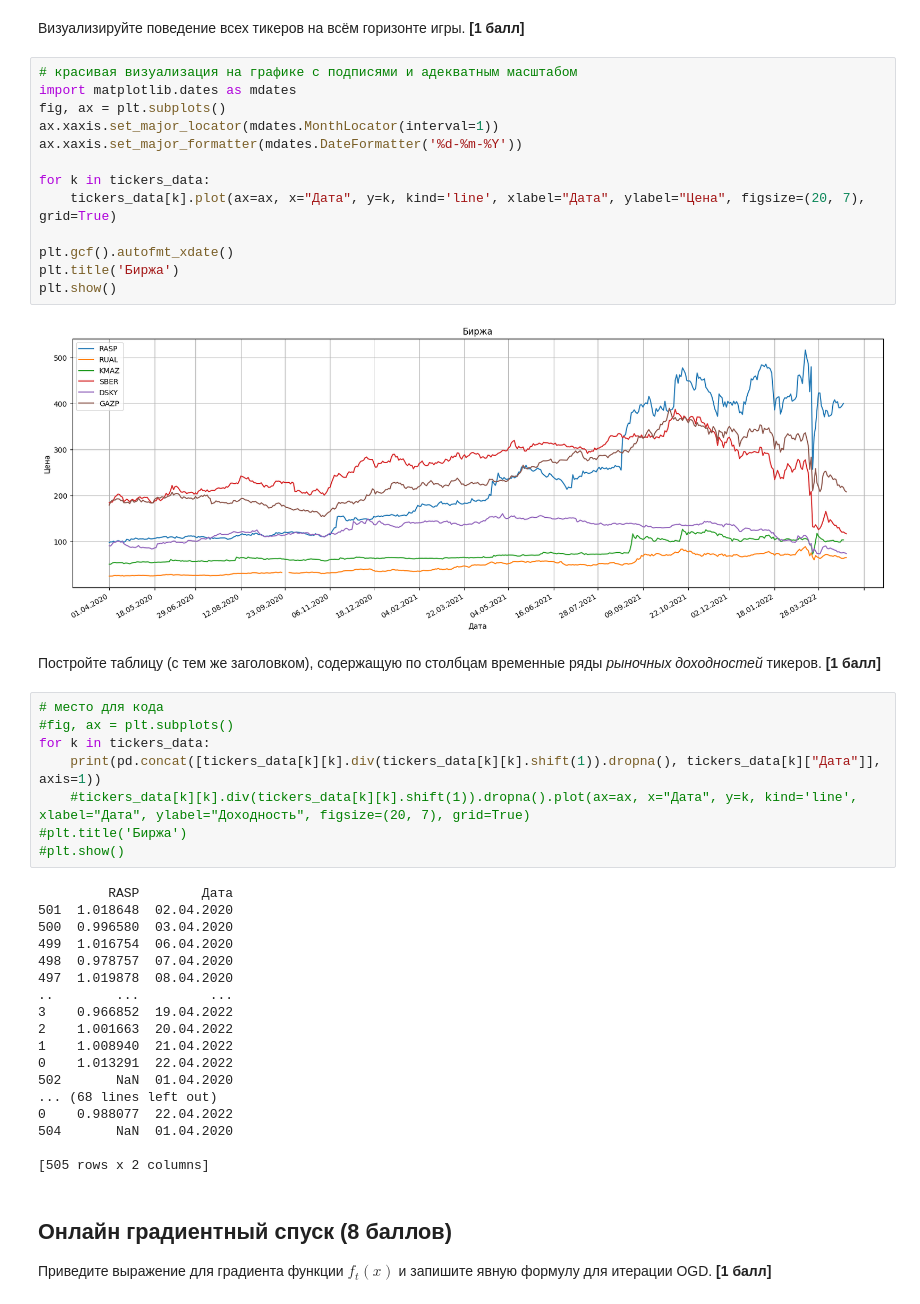
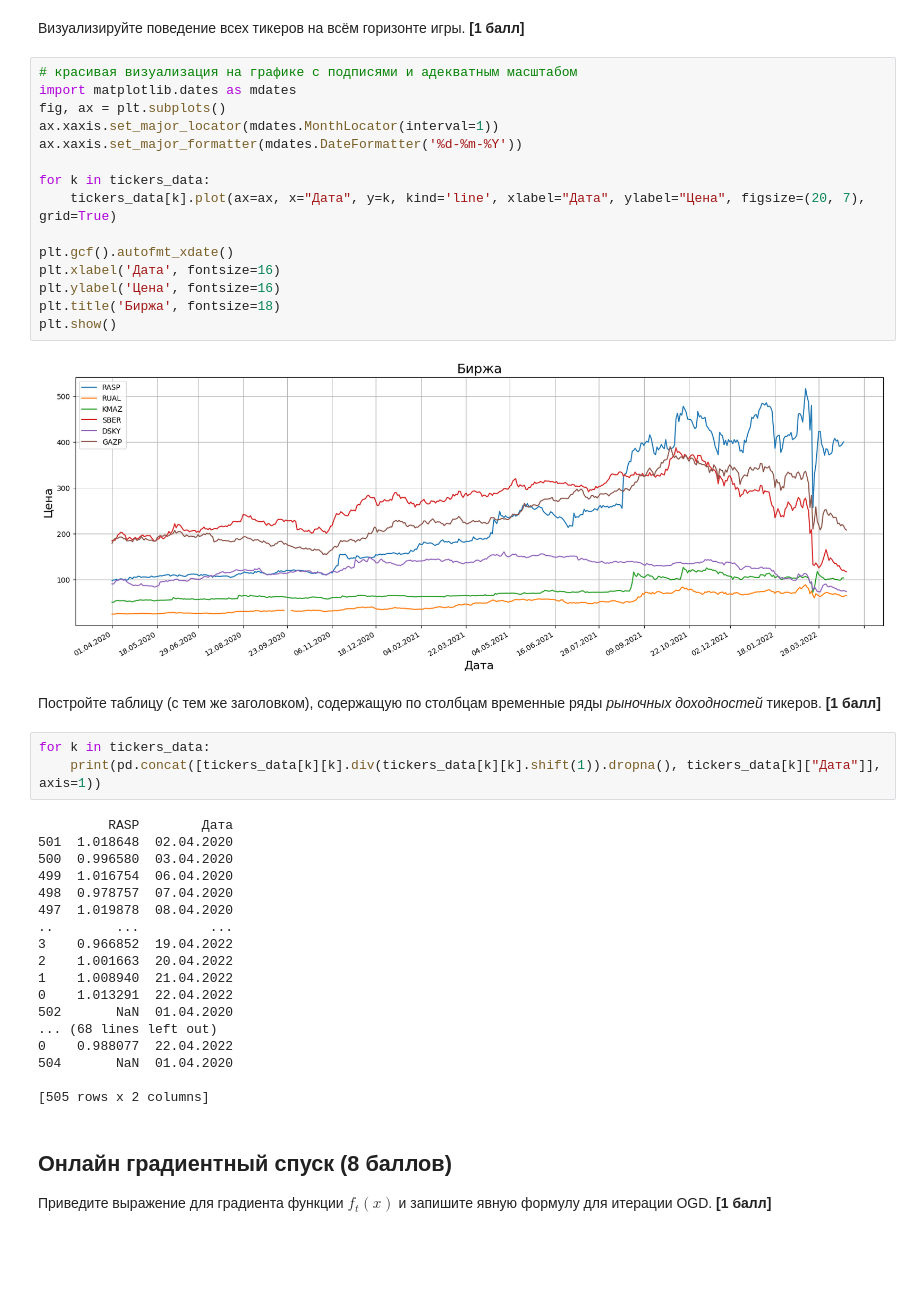
Before and after one commit to Nshtk/TPR, a Jupyter notebook: collab/tpr_lab2.ipynb, the cells around one changed output. Cells and saved outputs as stored; diff of their text form; blank space fills up the shorter version.

```diff
--- a/collab/tpr_lab2.ipynb
+++ b/collab/tpr_lab2.ipynb
@@ -111,28 +113,25 @@ drive/MyDrive/Temp/tpr_lab2_data/raspadskaya-moscow-exchange.xlsx
 # %%
 # красивая визуализация на графике с подписями и адекватным масштабом
 import matplotlib.dates as mdates
 fig, ax = plt.subplots()
 ax.xaxis.set_major_locator(mdates.MonthLocator(interval=1))
 ax.xaxis.set_major_formatter(mdates.DateFormatter('%d-%m-%Y'))
 
 for k in tickers_data:
     tickers_data[k].plot(ax=ax, x="Дата", y=k, kind='line', xlabel="Дата", ylabel="Цена", figsize=(20, 7), grid=True)
 
 plt.gcf().autofmt_xdate()
-plt.title('Биржа')
+plt.xlabel('Дата', fontsize=16)
+plt.ylabel('Цена', fontsize=16)
+plt.title('Биржа', fontsize=18)
 plt.show()
 # %% [output]
-[figure, old version]
+[figure, new version]
 # %% [markdown]
 Постройте таблицу (с тем же заголовком), содержащую по столбцам временные ряды *рыночных доходностей* тикеров. **[1 балл]**
 # %%
-# место для кода
-#fig, ax = plt.subplots()
 for k in tickers_data:
     print(pd.concat([tickers_data[k][k].div(tickers_data[k][k].shift(1)).dropna(), tickers_data[k]["Дата"]], axis=1))
-    #tickers_data[k][k].div(tickers_data[k][k].shift(1)).dropna().plot(ax=ax, x="Дата", y=k, kind='line', xlabel="Дата", ylabel="Доходность", figsize=(20, 7), grid=True)
-#plt.title('Биржа')
-#plt.show()
 # %% [output]
          RASP        Дата
 501  1.018648  02.04.2020
```
Also changed, not shown: parts of 8 cells of this notebook.
